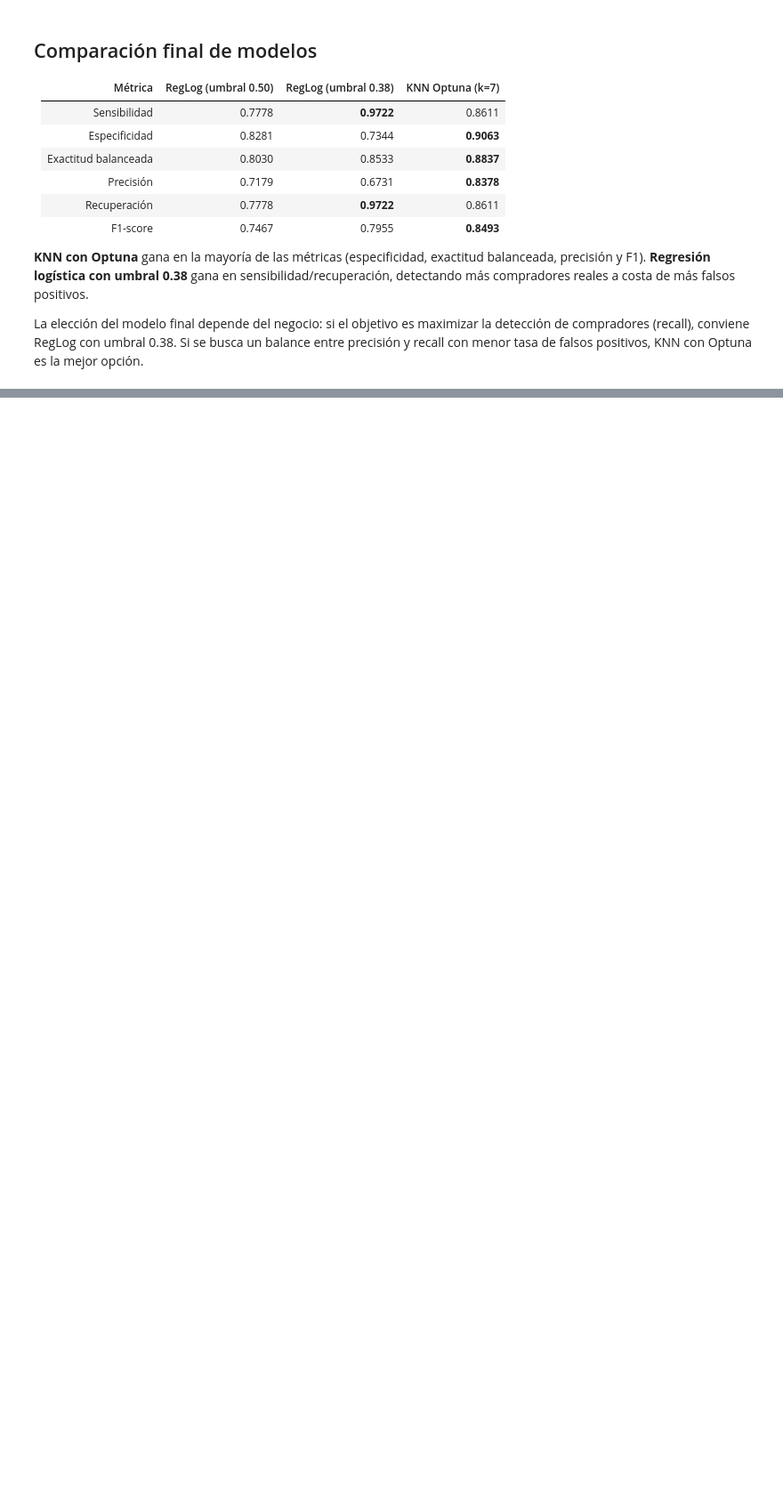
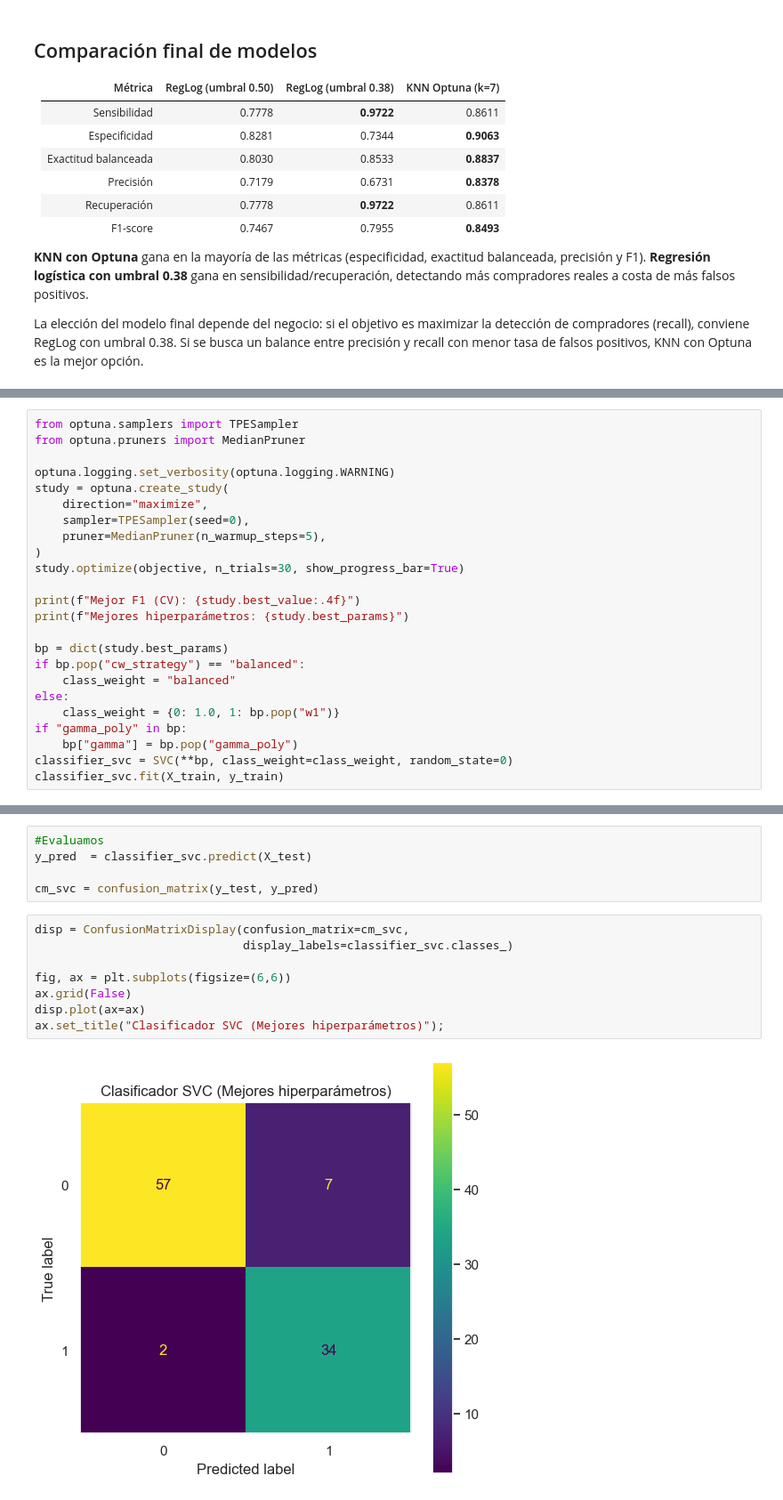
Before and after one commit to francomor/ceia-trabajos, a Jupyter notebook: aprendizaje_maquina/clase2/ejercicio_resuelto.ipynb, the cells around one changed output, grey strips where cells are left out. Shown at 89% size. Saved outputs shown, nothing was run; the diff lists cells and outputs as text; blank space fills up the shorter version.

```diff
--- a/aprendizaje_maquina/clase2/ejercicio_resuelto.ipynb
+++ b/aprendizaje_maquina/clase2/ejercicio_resuelto.ipynb
@@ -354,0 +380,24 @@ La elección del modelo final depende del negocio: si el objetivo es maximizar l
+# %%
+from optuna.samplers import TPESampler
+from optuna.pruners import MedianPruner
+
+optuna.logging.set_verbosity(optuna.logging.WARNING)
+study = optuna.create_study(
+    direction="maximize",
+    sampler=TPESampler(seed=0),
+    pruner=MedianPruner(n_warmup_steps=5),
+)
+study.optimize(objective, n_trials=30, show_progress_bar=True)
+
+print(f"Mejor F1 (CV): {study.best_value:.4f}")
+print(f"Mejores hiperparámetros: {study.best_params}")
+
+bp = dict(study.best_params)
+if bp.pop("cw_strategy") == "balanced":
+    class_weight = "balanced"
+else:
+    class_weight = {0: 1.0, 1: bp.pop("w1")}
+if "gamma_poly" in bp:
+    bp["gamma"] = bp.pop("gamma_poly")
+classifier_svc = SVC(**bp, class_weight=class_weight, random_state=0)
+classifier_svc.fit(X_train, y_train)
@@ -354,0 +409,15 @@ La elección del modelo final depende del negocio: si el objetivo es maximizar l
+# %%
+#Evaluamos
+y_pred  = classifier_svc.predict(X_test)
+
+cm_svc = confusion_matrix(y_test, y_pred)
+# %%
+disp = ConfusionMatrixDisplay(confusion_matrix=cm_svc,
+                              display_labels=classifier_svc.classes_)
+
+fig, ax = plt.subplots(figsize=(6,6))
+ax.grid(False)
+disp.plot(ax=ax)
+ax.set_title("Clasificador SVC (Mejores hiperparámetros)");
+# %% [output]
+[figure, added]
```
Also changed, not shown: parts of 8 cells of this notebook, 6 other files.
